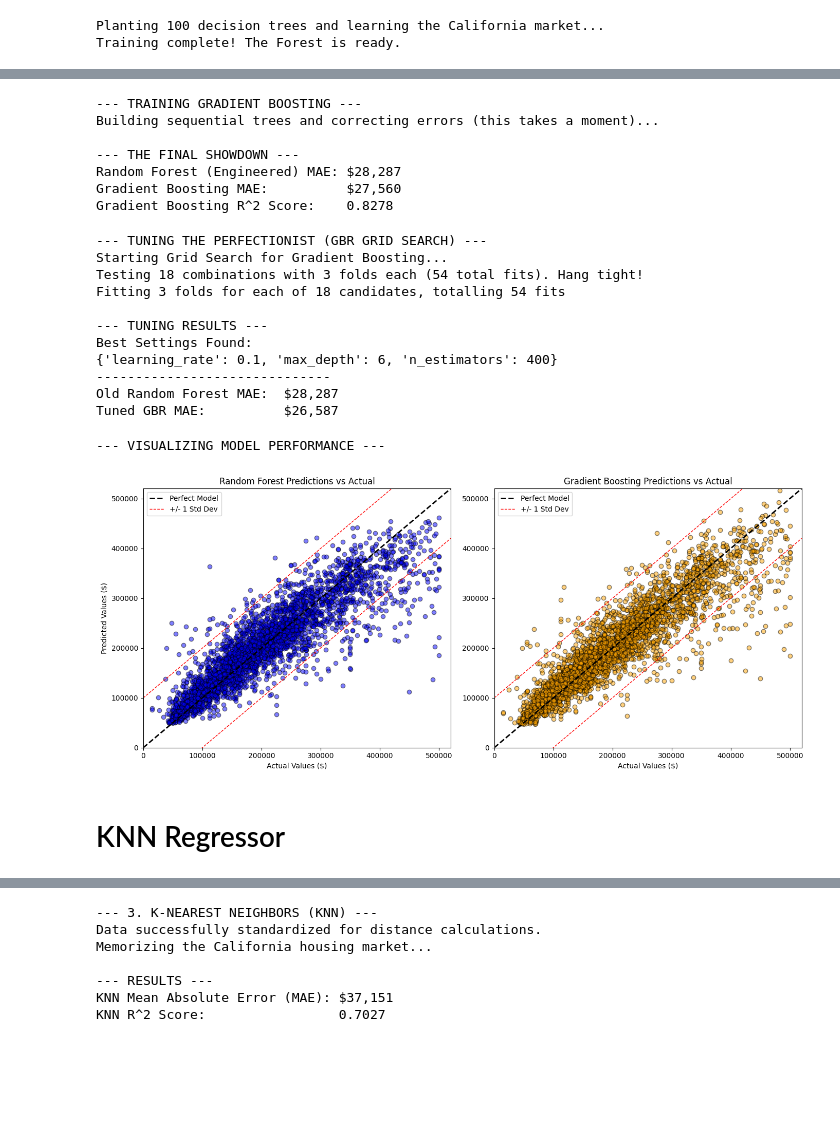
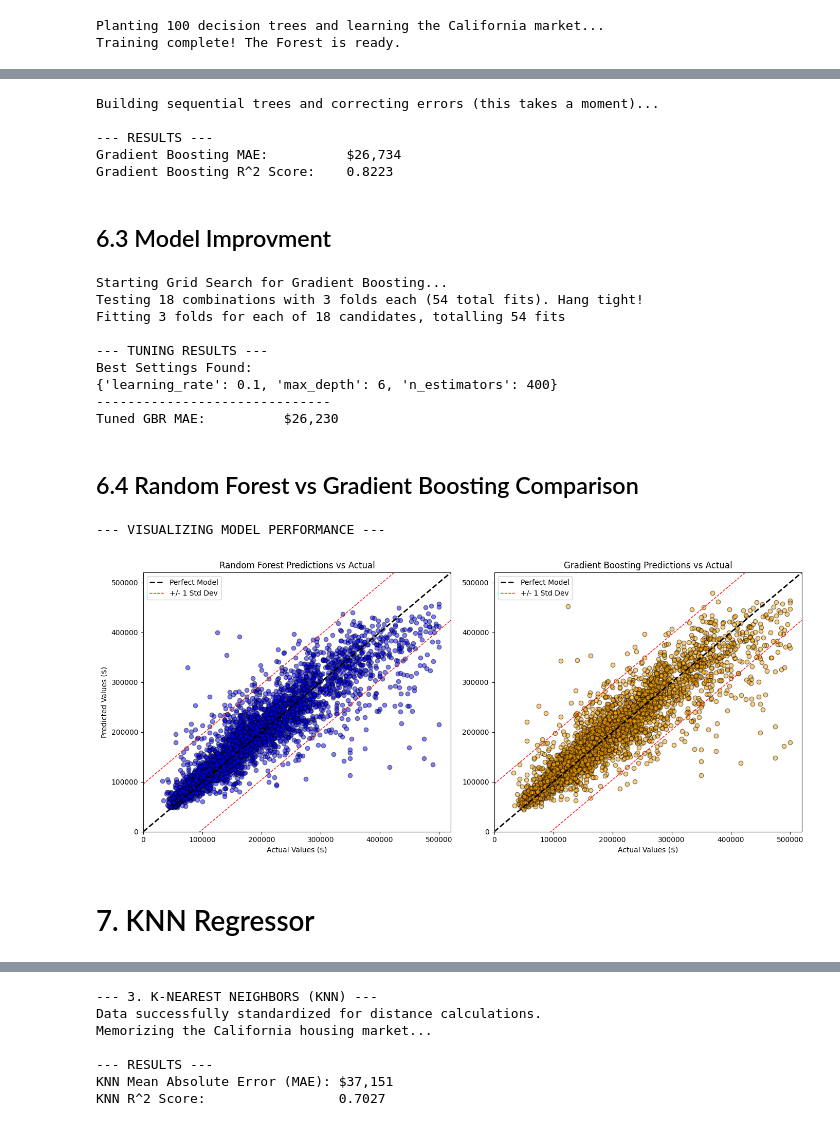
Before and after one commit to Projekty-IiE/NeuralEnjoyers, a Jupyter notebook: ML_Regression/ML_Regression.ipynb, the cells around one changed output, grey strips where cells are left out. Saved outputs shown, nothing was run; the diff lists cells and outputs as text; code cells hidden in the pictures; blank space fills up the shorter version.

```diff
--- a/ML_Regression/ML_Regression.ipynb
+++ b/ML_Regression/ML_Regression.ipynb
@@ -398,8 +429,4 @@ max_depth: Unlike Random Forests which use massive, infinitely deep trees, Gradi
 # %%
-from sklearn.ensemble import GradientBoostingRegressor
-from sklearn.metrics import mean_absolute_error, r2_score
-
-print("--- TRAINING GRADIENT BOOSTING ---")
 
 # 1. Initialize the model with strong baseline settings
 # We use shallow trees (max_depth=5) but a lot of them (n_estimators=300)
@@ -408,37 +435,29 @@ gbr_model = GradientBoostingRegressor(
     n_estimators=300,
     learning_rate=0.1,
     max_depth=5,
-    random_state=42
+    random_state=67
 )
 
 print("Building sequential trees and correcting errors (this takes a moment)...")
-gbr_model.fit(X_train_eng, y_train_eng)
+gbr_model.fit(X_train, y_train)
 
 # 2. Final Exam for Gradient Boosting
-gbr_preds = gbr_model.predict(X_test_eng)
-gbr_mae = mean_absolute_error(y_test_eng, gbr_preds)
-gbr_r2 = r2_score(y_test_eng, gbr_preds)
+gbr_preds = gbr_model.predict(X_test)
+gbr_mae = mean_absolute_error(y_test, gbr_preds)
+gbr_r2 = r2_score(y_test, gbr_preds)
 
-print(f"\n--- THE FINAL SHOWDOWN ---")
-print(f"Random Forest (Engineered) MAE: $28,287")
+print(f"\n--- RESULTS ---")
 print(f"Gradient Boosting MAE:          ${gbr_mae:,.0f}")
 print(f"Gradient Boosting R^2 Score:    {gbr_r2:.4f}")
 # %% [output]
---- TRAINING GRADIENT BOOSTING ---
 Building sequential trees and correcting errors (this takes a moment)...
 
---- THE FINAL SHOWDOWN ---
-Random Forest (Engineered) MAE: $28,287
-Gradient Boosting MAE:          $27,560
-Gradient Boosting R^2 Score:    0.8278
+--- RESULTS ---
+Gradient Boosting MAE:          $26,734
+Gradient Boosting R^2 Score:    0.8223
+# %% [markdown]
+## 6.3 Model Improvment
 # %%
-from sklearn.model_selection import GridSearchCV
-from sklearn.ensemble import GradientBoostingRegressor
-from sklearn.metrics import mean_absolute_error
-
-print("--- TUNING THE PERFECTIONIST (GBR GRID SEARCH) ---")
-
-# 1. Define the focused "Menu"
 param_grid_gbr = {
     'n_estimators': [200, 300, 400],    # How many correction steps?
     'learning_rate': [0.05, 0.1],       # Slow and steady vs. Fast and aggressive
@@ -463,7 +482,7 @@ print("Starting Grid Search for Gradient Boosting...")
 print("Testing 18 combinations with 3 folds each (54 total fits). Hang tight!")
 
 # 3. Train the combinations
-grid_search_gbr.fit(X_train_eng, y_train_eng)
+grid_search_gbr.fit(X_train, y_train)
 
 # 4. The Results
 print("\n--- TUNING RESULTS ---")
@@ -472,15 +491,13 @@ print(grid_search_gbr.best_params_)
 
 # 5. The Final Exam for the Best GBR
 best_gbr_model = grid_search_gbr.best_estimator_
-tuned_gbr_preds = best_gbr_model.predict(X_test_eng)
+tuned_gbr_preds = best_gbr_model.predict(X_test)
 
-tuned_gbr_mae = mean_absolute_error(y_test_eng, tuned_gbr_preds)
+tuned_gbr_mae = mean_absolute_error(y_test, tuned_gbr_preds)
 
 print("-" * 30)
-print(f"Old Random Forest MAE:  $28,287")
 print(f"Tuned GBR MAE:          ${tuned_gbr_mae:,.0f}")
 # %% [output]
---- TUNING THE PERFECTIONIST (GBR GRID SEARCH) ---
 Starting Grid Search for Gradient Boosting...
 Testing 18 combinations with 3 folds each (54 total fits). Hang tight!
 Fitting 3 folds for each of 18 candidates, totalling 54 fits
@@ -489,21 +506,19 @@ Fitting 3 folds for each of 18 candidates, totalling 54 fits
 Best Settings Found:
 {'learning_rate': 0.1, 'max_depth': 6, 'n_estimators': 400}
 ------------------------------
-Old Random Forest MAE:  $28,287
-Tuned GBR MAE:          $26,587
+Tuned GBR MAE:          $26,230
+# %% [markdown]
+## 6.4 Random Forest vs Gradient Boosting Comparison
 # %%
-import matplotlib.pyplot as plt
-import numpy as np
-
 print("--- VISUALIZING MODEL PERFORMANCE ---")
 
 # Calculate the standard deviation of the actual prices
-std_y = y_test_eng.std()
+std_y = y_test.std()
 
 # Define the minimum and maximum boundaries for our plot axes
 # We add a $20,000 buffer to the max so the points don't touch the very edge of the graph
 min_val = 0
-max_val = y_test_eng.max() + 20000
+max_val = y_test.max() + 20000
 
 plt.figure(figsize=(14, 6))
 
@@ -511,7 +526,7 @@ plt.figure(figsize=(14, 6))
 # Plot 1: Random Forest
 # ---------------------------------------------------------
 plt.subplot(1, 2, 1)
-plt.scatter(y_test_eng, eng_preds, alpha=0.5, color="blue", ec='k')
+plt.scatter(y_test, final_predictions, alpha=0.5, color="blue", ec='k')
 
 # The "Perfect Model" diagonal line
 plt.plot([min_val, max_val], [min_val, max_val], 'k--', lw=2, label="Perfect Model")
@@ -525,35 +540,35 @@ plt.xlim(min_val, max_val)
 plt.ylim(min_val, max_val)
 plt.title("Random Forest Predictions vs Actual")
 plt.xlabel("Actual Values ($)")
 plt.ylabel("Predicted Values ($)")
 plt.legend(loc="upper left")
 
 # ---------------------------------------------------------
 # Plot 2: Gradient Boosting
 # ---------------------------------------------------------
 plt.subplot(1, 2, 2)
-plt.scatter(y_test_eng, tuned_gbr_preds, alpha=0.5, color="orange", ec='k')
+plt.scatter(y_test, tuned_gbr_preds, alpha=0.5, color="orange", ec='k')
 
 # The "Perfect Model" diagonal line
 plt.plot([min_val, max_val], [min_val, max_val], 'k--', lw=2, label="Perfect Model")
 
 # The +/- 1 Standard Deviation lines
 plt.plot([min_val, max_val], [min_val + std_y, max_val + std_y], 'r--', lw=1, label="+/- 1 Std Dev")
 plt.plot([min_val, max_val], [min_val - std_y, max_val - std_y], 'r--', lw=1)
 
 # Formatting
 plt.xlim(min_val, max_val)
 plt.ylim(min_val, max_val)
 plt.title("Gradient Boosting Predictions vs Actual")
 plt.xlabel("Actual Values ($)")
 # We can skip the ylabel here since it shares the same scale as the left plot
 plt.legend(loc="upper left")
 
 plt.tight_layout()
 plt.show()
 # %% [output]
 --- VISUALIZING MODEL PERFORMANCE ---
-[figure, old version]
+[figure, new version]
 # %% [markdown]
-# KNN Regressor
+# <a id="sekcja-knn"></a>7. KNN Regressor
 # %% [markdown]
```
Also changed, not shown: parts of 57 cells of this notebook.
